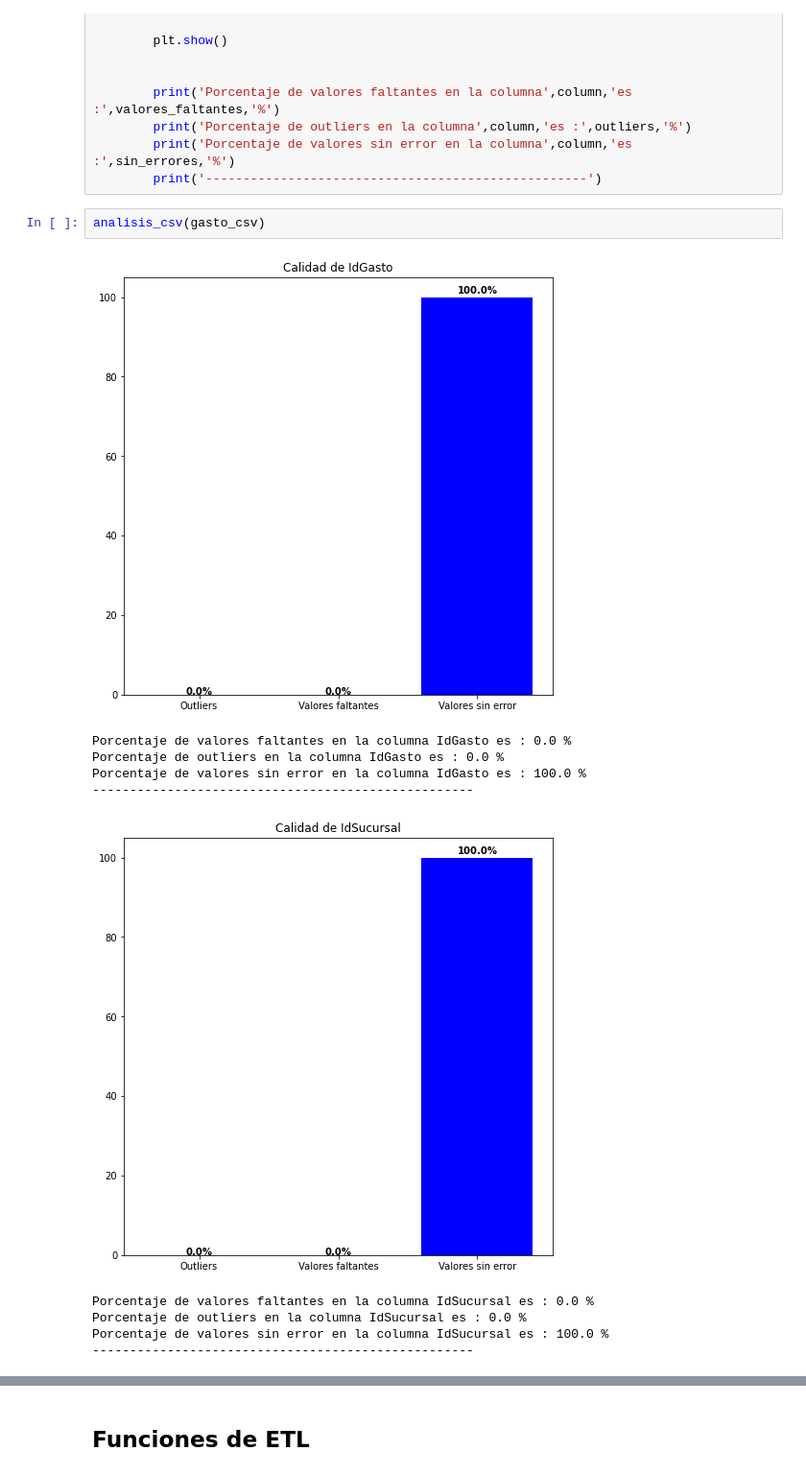
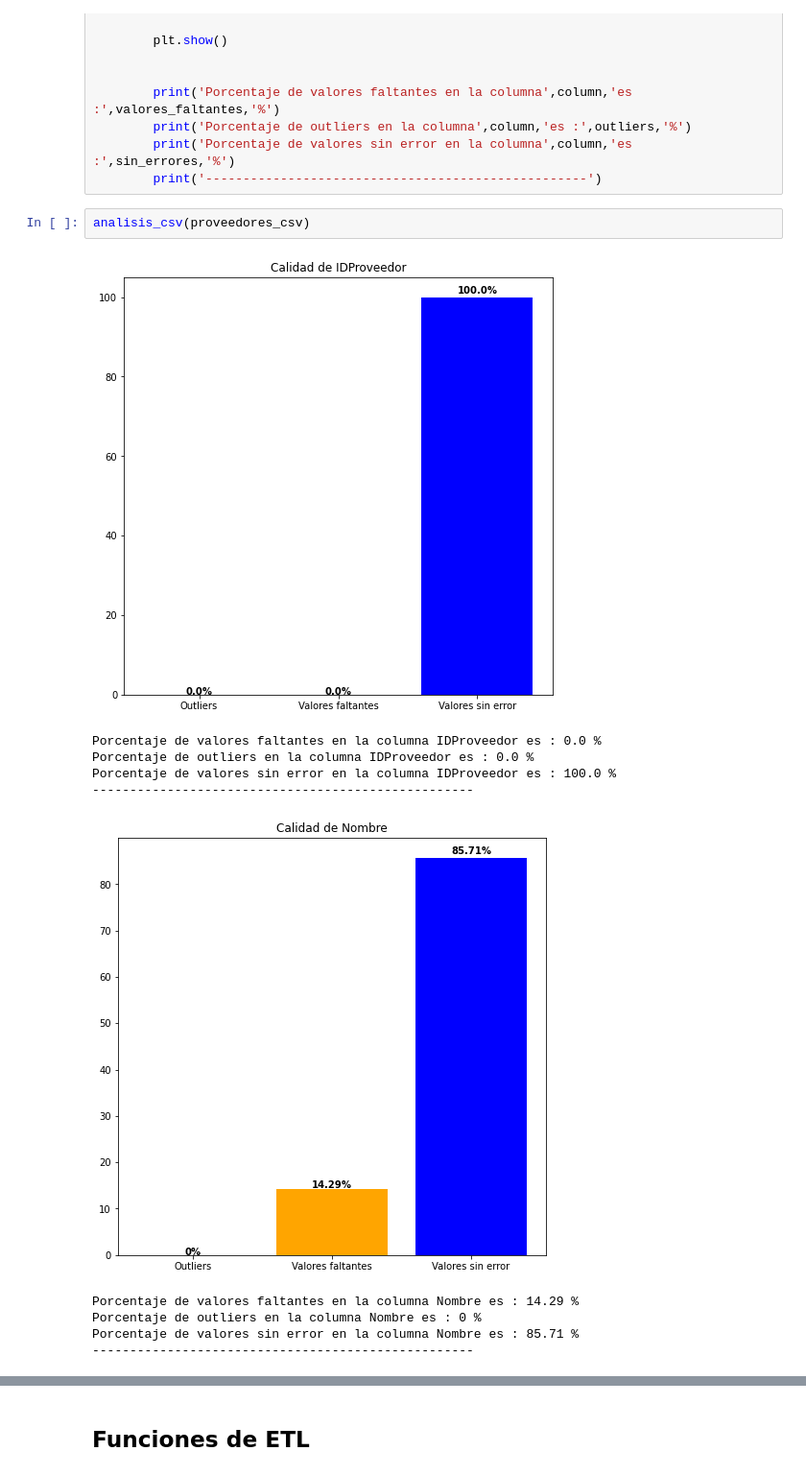
Before and after one commit to GonzaloPietraroia/DS-PI-ProyectoIndividual, a Jupyter notebook: Resolucion.ipynb, the cells around one changed output, grey strips where cells are left out. Shown at 96% size. Saved outputs shown, nothing was run; the diff lists cells and outputs as text.

```diff
--- a/Resolucion.ipynb
+++ b/Resolucion.ipynb
@@ -150,15 +166,15 @@ def analisis_csv(csv):
         print('Porcentaje de valores sin error en la columna',column,'es :',sin_errores,'%')
         print('---------------------------------------------------')
 # %%
-analisis_csv(gasto_csv)
+analisis_csv(proveedores_csv)
 # %% [output]
-[figure, old version]
+[figure, new version]
-Porcentaje de valores faltantes en la columna IdGasto es : 0.0 %
-Porcentaje de outliers en la columna IdGasto es : 0.0 %
-Porcentaje de valores sin error en la columna IdGasto es : 100.0 %
+Porcentaje de valores faltantes en la columna IDProveedor es : 0.0 %
+Porcentaje de outliers en la columna IDProveedor es : 0.0 %
+Porcentaje de valores sin error en la columna IDProveedor es : 100.0 %
 ---------------------------------------------------
-[figure, old version]
+[figure, new version]
-Porcentaje de valores faltantes en la columna IdSucursal es : 0.0 %
-Porcentaje de outliers en la columna IdSucursal es : 0.0 %
-Porcentaje de valores sin error en la columna IdSucursal es : 100.0 %
+Porcentaje de valores faltantes en la columna Nombre es : 14.29 %
+Porcentaje de outliers en la columna Nombre es : 0 %
+Porcentaje de valores sin error en la columna Nombre es : 85.71 %
 ---------------------------------------------------
```
Also changed, not shown: parts of 29 cells of this notebook, 2 other files.
